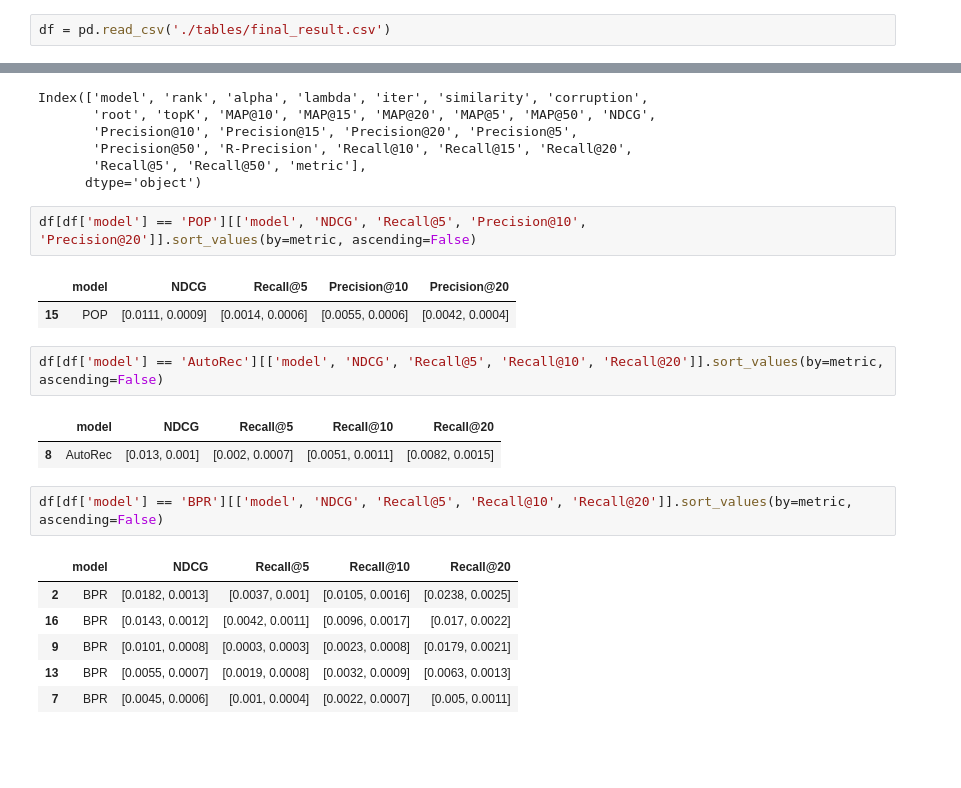
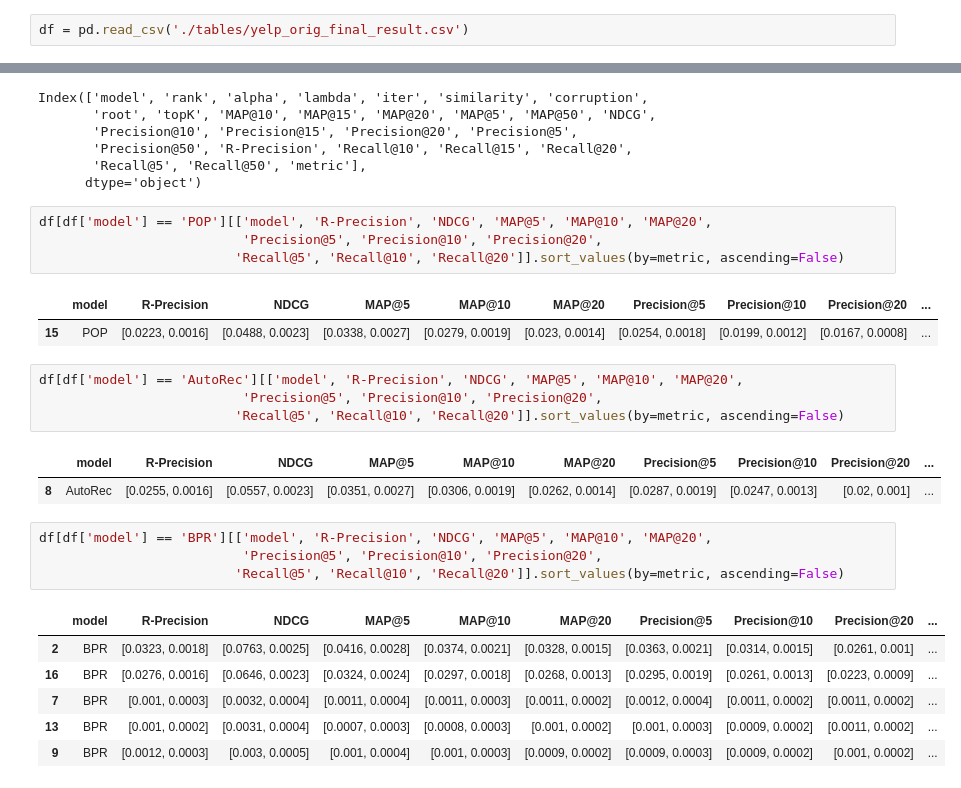
Before and after one commit to TinaBBB/RecSys_baseline_models, a Jupyter notebook: HP_selection.ipynb, the cells around one changed output, grey strips where cells are left out. Drawn from its saved outputs; the diff is of its cells as text; blank space fills up the shorter version.

```diff
--- a/HP_selection.ipynb
+++ b/HP_selection.ipynb
@@ -44,7 +59,7 @@ save_dataframe_csv(bpr_df, 'tables/yelp_toronto/', 'bpr.csv')
 # %% [markdown]
 ### Checking final results
 # %%
-df = pd.read_csv('./tables/final_result.csv')
+df = pd.read_csv('./tables/yelp_orig_final_result.csv')
 # %%
 metric='NDCG'
 # %%
@@ -77,22 +92,28 @@ Index(['model', 'rank', 'alpha', 'lambda', 'iter', 'similarity', 'corruption',
        'Recall@5', 'Recall@50', 'metric'],
       dtype='object')
 # %%
-df[df['model'] == 'POP'][['model', 'NDCG', 'Recall@5', 'Precision@10', 'Precision@20']].sort_values(by=metric, ascending=False)
+df[df['model'] == 'POP'][['model', 'R-Precision', 'NDCG', 'MAP@5', 'MAP@10', 'MAP@20',
+                          'Precision@5', 'Precision@10', 'Precision@20',
+                         'Recall@5', 'Recall@10', 'Recall@20']].sort_values(by=metric, ascending=False)
 # %% [output]
-|  | model | NDCG | Recall@5 | Precision@10 | Precision@20 |
-| 15 | POP | [0.0111, 0.0009] | [0.0014, 0.0006] | [0.0055, 0.0006] | [0.0042, 0.0004] |
+|  | model | R-Precision | NDCG | MAP@5 | MAP@10 | MAP@20 | Precision@5 | Precision@10 | Precision@20 | ... |
+| 15 | POP | [0.0223, 0.0016] | [0.0488, 0.0023] | [0.0338, 0.0027] | [0.0279, 0.0019] | [0.023, 0.0014] | [0.0254, 0.0018] | [0.0199, 0.0012] | [0.0167, 0.0008] | ... |
 # %%
-df[df['model'] == 'AutoRec'][['model', 'NDCG', 'Recall@5', 'Recall@10', 'Recall@20']].sort_values(by=metric, ascending=False)
+df[df['model'] == 'AutoRec'][['model', 'R-Precision', 'NDCG', 'MAP@5', 'MAP@10', 'MAP@20',
+                          'Precision@5', 'Precision@10', 'Precision@20',
+                         'Recall@5', 'Recall@10', 'Recall@20']].sort_values(by=metric, ascending=False)
 # %% [output]
-|  | model | NDCG | Recall@5 | Recall@10 | Recall@20 |
-| 8 | AutoRec | [0.013, 0.001] | [0.002, 0.0007] | [0.0051, 0.0011] | [0.0082, 0.0015] |
+|  | model | R-Precision | NDCG | MAP@5 | MAP@10 | MAP@20 | Precision@5 | Precision@10 | Precision@20 | ... |
+| 8 | AutoRec | [0.0255, 0.0016] | [0.0557, 0.0023] | [0.0351, 0.0027] | [0.0306, 0.0019] | [0.0262, 0.0014] | [0.0287, 0.0019] | [0.0247, 0.0013] | [0.02, 0.001] | ... |
 # %%
-df[df['model'] == 'BPR'][['model', 'NDCG', 'Recall@5', 'Recall@10', 'Recall@20']].sort_values(by=metric, ascending=False)
+df[df['model'] == 'BPR'][['model', 'R-Precision', 'NDCG', 'MAP@5', 'MAP@10', 'MAP@20',
+                          'Precision@5', 'Precision@10', 'Precision@20',
+                         'Recall@5', 'Recall@10', 'Recall@20']].sort_values(by=metric, ascending=False)
 # %% [output]
-|  | model | NDCG | Recall@5 | Recall@10 | Recall@20 |
-| 2 | BPR | [0.0182, 0.0013] | [0.0037, 0.001] | [0.0105, 0.0016] | [0.0238, 0.0025] |
-| 16 | BPR | [0.0143, 0.0012] | [0.0042, 0.0011] | [0.0096, 0.0017] | [0.017, 0.0022] |
-| 9 | BPR | [0.0101, 0.0008] | [0.0003, 0.0003] | [0.0023, 0.0008] | [0.0179, 0.0021] |
-| 13 | BPR | [0.0055, 0.0007] | [0.0019, 0.0008] | [0.0032, 0.0009] | [0.0063, 0.0013] |
-| 7 | BPR | [0.0045, 0.0006] | [0.001, 0.0004] | [0.0022, 0.0007] | [0.005, 0.0011] |
+|  | model | R-Precision | NDCG | MAP@5 | MAP@10 | MAP@20 | Precision@5 | Precision@10 | Precision@20 | ... |
+| 2 | BPR | [0.0323, 0.0018] | [0.0763, 0.0025] | [0.0416, 0.0028] | [0.0374, 0.0021] | [0.0328, 0.0015] | [0.0363, 0.0021] | [0.0314, 0.0015] | [0.0261, 0.001] | ... |
+| 16 | BPR | [0.0276, 0.0016] | [0.0646, 0.0023] | [0.0324, 0.0024] | [0.0297, 0.0018] | [0.0268, 0.0013] | [0.0295, 0.0019] | [0.0261, 0.0013] | [0.0223, 0.0009] | ... |
+| 7 | BPR | [0.001, 0.0003] | [0.0032, 0.0004] | [0.0011, 0.0004] | [0.0011, 0.0003] | [0.0011, 0.0002] | [0.0012, 0.0004] | [0.0011, 0.0002] | [0.0011, 0.0002] | ... |
+| 13 | BPR | [0.001, 0.0002] | [0.0031, 0.0004] | [0.0007, 0.0003] | [0.0008, 0.0003] | [0.001, 0.0002] | [0.001, 0.0003] | [0.0009, 0.0002] | [0.0011, 0.0002] | ... |
+| 9 | BPR | [0.0012, 0.0003] | [0.003, 0.0005] | [0.001, 0.0004] | [0.001, 0.0003] | [0.0009, 0.0002] | [0.0009, 0.0003] | [0.0009, 0.0002] | [0.001, 0.0002] | ... |
 # %%
```
Also changed, not shown: parts of 14 cells of this notebook, 32 other files.
